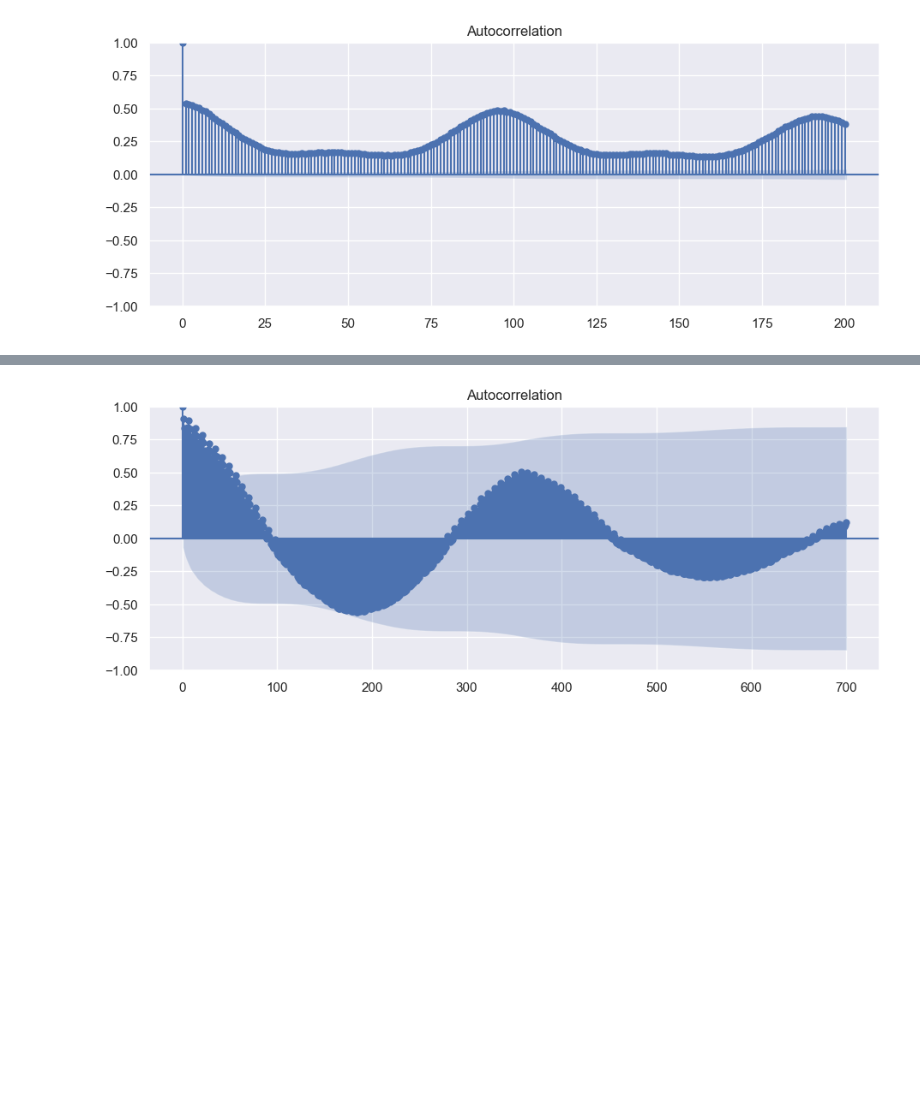
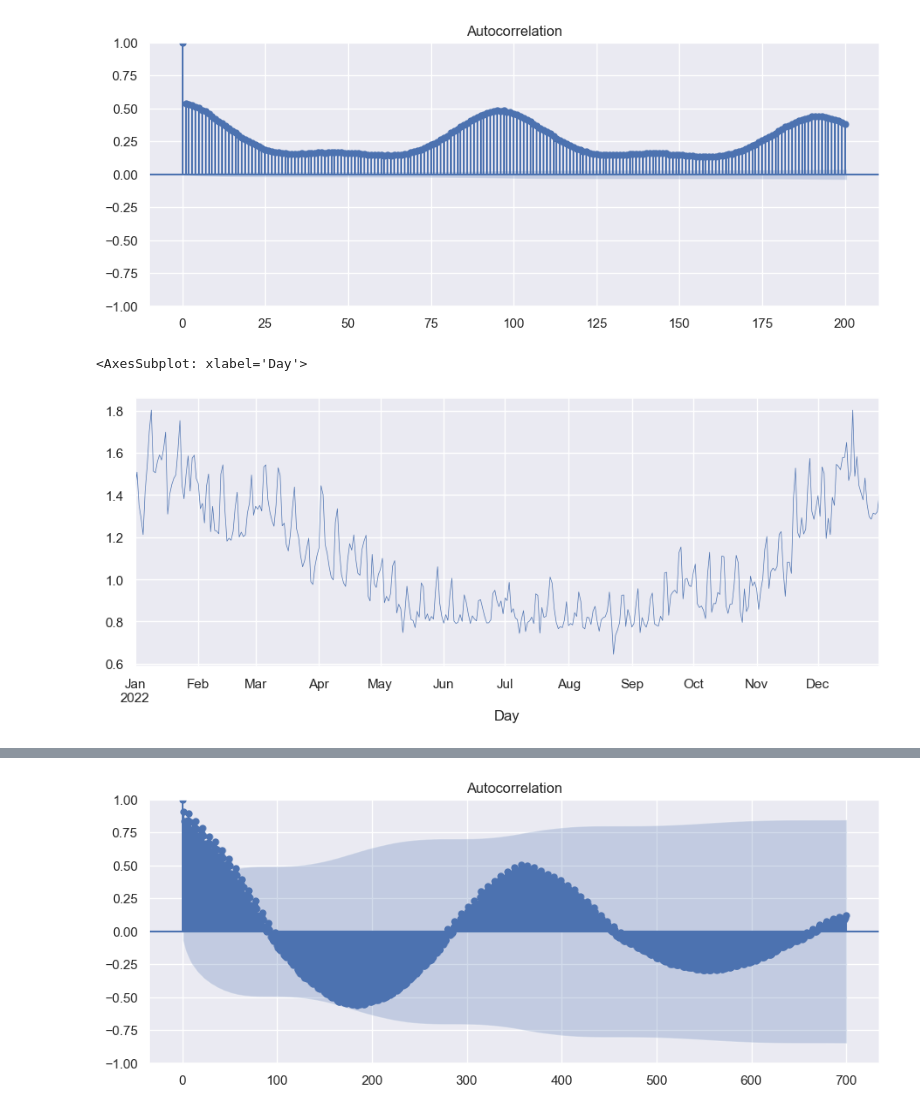
Before and after one commit to karolina-sa/Matematika-z-racunalnikom-projekt, a Jupyter notebook: analiza_casovne_vrste.ipynb, the cells around one changed output, grey strips where cells are left out. Drawn from its saved outputs; the diff is of its cells as text; code cells hidden in the pictures; blank space fills up the shorter version.

```diff
--- a/analiza_casovne_vrste.ipynb
+++ b/analiza_casovne_vrste.ipynb
@@ -69,4 +80,11 @@ AFT_plot = tsaplots.plot_acf(podatki['Odjem ACT'], lags=200)
 # %%
 ## povprečje po dnevih, da pogledamo bolj na letni ravni sezonskost
 podatki_daily_mean = podatki.groupby(['Day']).mean().reset_index()
-# podatki_daily_mean
+podatki_daily_mean["Day"] = pd.to_datetime(podatki_daily_mean["Day"], format="%Y-%m-%d")
+podatki_daily_mean = podatki_daily_mean.set_index('Day')
+podatki_daily_mean
+
+podatki_daily_mean.loc['2022', 'Odjem ACT'].plot(linewidth=0.5)
+# %% [output]
+<AxesSubplot: xlabel='Day'>
+[figure, added]
```
Also changed, not shown: parts of 3 cells of this notebook.
